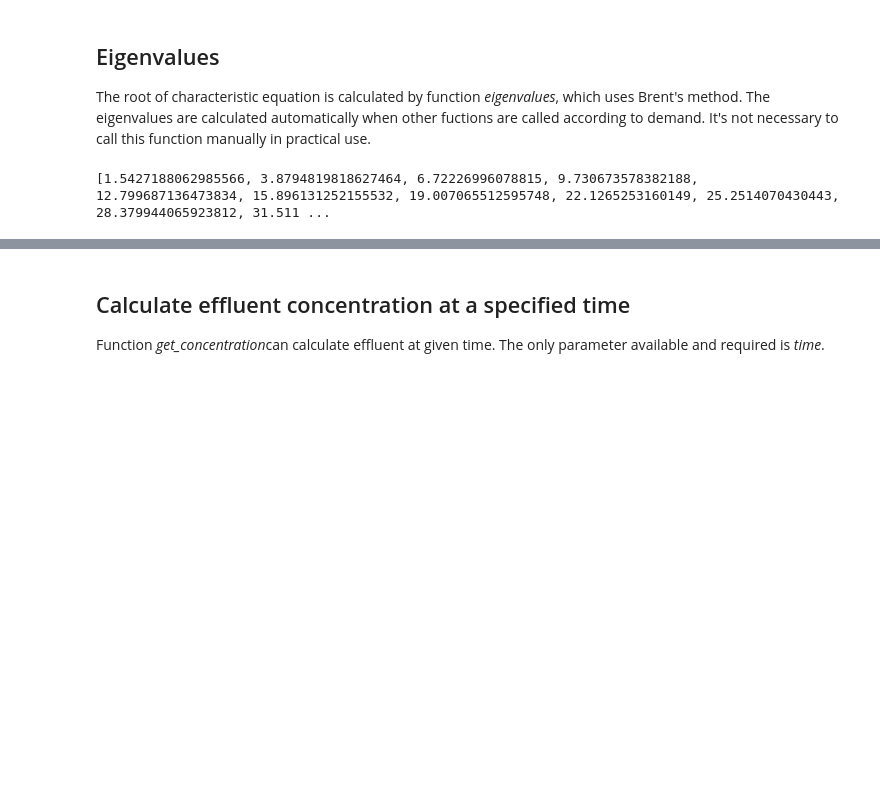
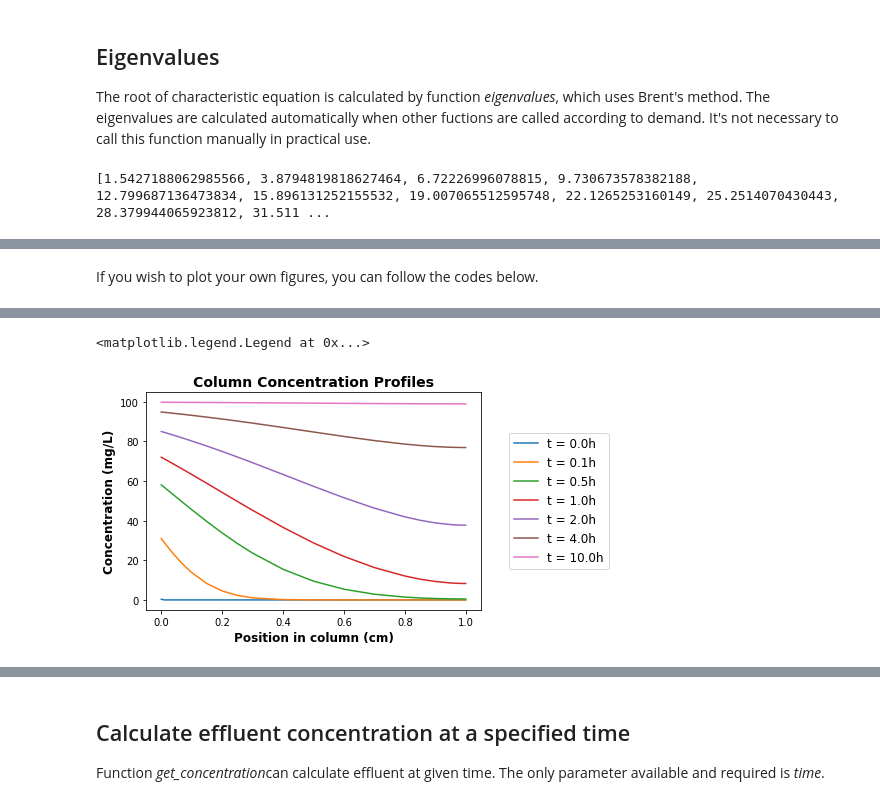
Before and after one commit to BYL4746/columntracer, a Jupyter notebook: examples.ipynb, the cells around one changed output, grey strips where cells are left out. Saved outputs shown, nothing was run; the diff lists cells and outputs as text; code cells hidden in the pictures; blank space fills up the shorter version.

```diff
--- a/examples.ipynb
+++ b/examples.ipynb
@@ -153,0 +160,30 @@ c_profile = c.concentration_profile(times = default_t,
+# %% [markdown]
+If you wish to plot your own figures, you can follow the codes below.
+# %%
+%matplotlib inline
+
+# same with the last cell
+import matplotlib.pyplot as plt
+c = ColumnTracer(C0 = 100,
+                 U = 10,
+                 D = 100,
+                 L = 30,
+                 n = 1000)
+
+default_t = [0.00001, 0.1, 0.5, 1, 2, 4, 10]
+default_pos = [0, 0.01, 0.02, 0.04, 0.06, 0.08, 0.1, 0.15, 0.2, 0.25, 0.3, 0.4, 0.5, 0.6, 0.7, 0.8, 0.85, 0.9, 0.95, 0.98, 0.99, 1]
+c_profile = c.concentration_profile(times = default_t,
+                                    positions = default_pos,
+                                    plot = False,
+                                    print_conc = False)
+
+# plotting
+fig, ax = plt.subplots()
+ax.set_xlabel('Position in column (cm)', size = 12, weight = 'bold')
+ax.set_ylabel('Concentration (mg/L)', size = 12, weight = 'bold')
+ax.set_title('Column Concentration Profiles', size = 14, weight = 'bold')
+
+for t, cs in zip(default_t, c_profile):
+    ax.plot(default_pos, cs, label = 't = {:.1f}h'.format(t))
+ax.legend(loc = 'right', bbox_to_anchor = (1.4, 0.5), fontsize = 12)
+# %% [output]
@@ -154,3 +191,5 @@ c_profile = c.concentration_profile(times = default_t,
+<matplotlib.legend.Legend at 0x...>
+[figure, added]
 # %% [markdown]
 ## Effluent concentration and breakthrough curve <a name="eff_conc"></a>
 The concentration at the outlet of a column is what is of primary interest for tracer studies. It can be calculated by function <i>effluent_concentration</i>. Parameters below are available:
```
Also changed, not shown: parts of 16 cells of this notebook, 1 other file.
